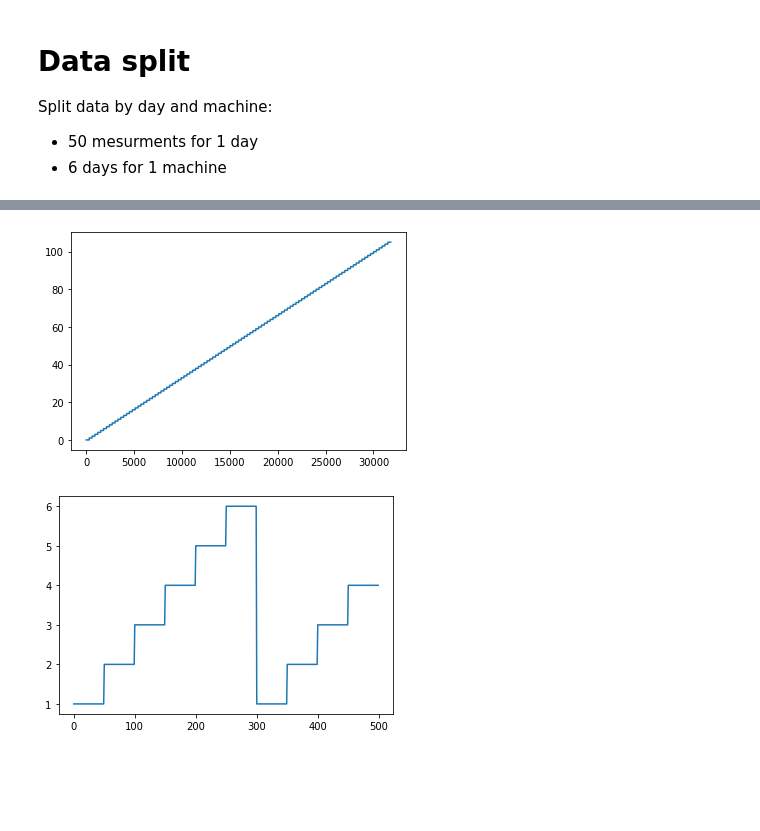
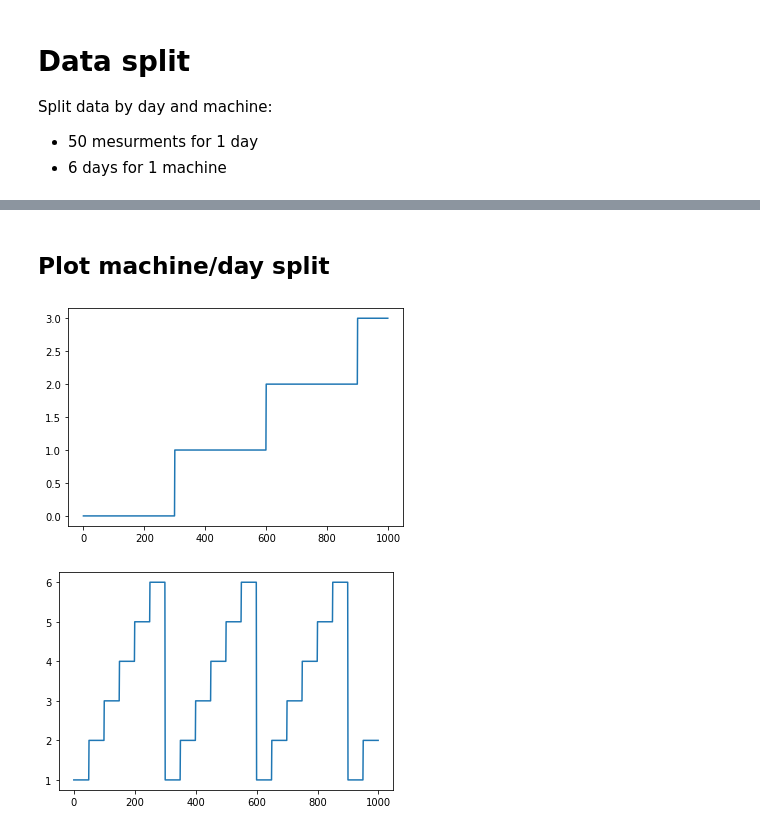
Before and after one commit to MarcoDiFrancesco/SmartElevator, a Jupyter notebook: 6-feature-extractor.ipynb, the cells around one changed output, grey strips where cells are left out. Cells and saved outputs as stored; diff of their text form; code cells hidden in the pictures; blank space fills up the shorter version.

```diff
--- a/6-feature-extractor.ipynb
+++ b/6-feature-extractor.ipynb
@@ -31,7 +32,10 @@ def get_days(df):
         df.at[i, "day"] = counter_day
         df.at[i, "machine"] = counter_machine
         counter_measure += 1
+    return df
 
+
+def get_labels(df):
     df["bearing"] = 0
     df.loc[df.label.isin(["bearings-1", "bearings-2"]), "bearing"] = 1
 
@@ -44,10 +48,12 @@ def get_days(df):
     df.loc[df.label == "magnet-2-nogrounding", "electricity"] = 1
 
     df["rotor"] = 0
-
-    # df = df.drop("label", axis=1)
     return df
 
 
 df = get_days(df)
-df
+df = get_labels(df)
+df_labels = df[["machine", "day", "bearing", "magnet", "electricity", "rotor"]]
+df_labels = df_labels.groupby(["machine", "day"]).first()
+df = df.drop("label", axis=1)
+df_day = df.copy()
@@ -69,9 +60,11 @@ df
+# %% [markdown]
+## Plot machine/day split
 # %%
-df.machine.plot()
+df.machine[:1000].plot()
 plt.show()
 
-df.day[:500].plot()
+df.day[:1000].plot()
 plt.show()
 # %% [output]
-[figure, old version]
+[figure, new version]
-[figure, old version]
+[figure, new version]
```
Also changed, not shown: parts of 26 cells of this notebook, 13 other files.
